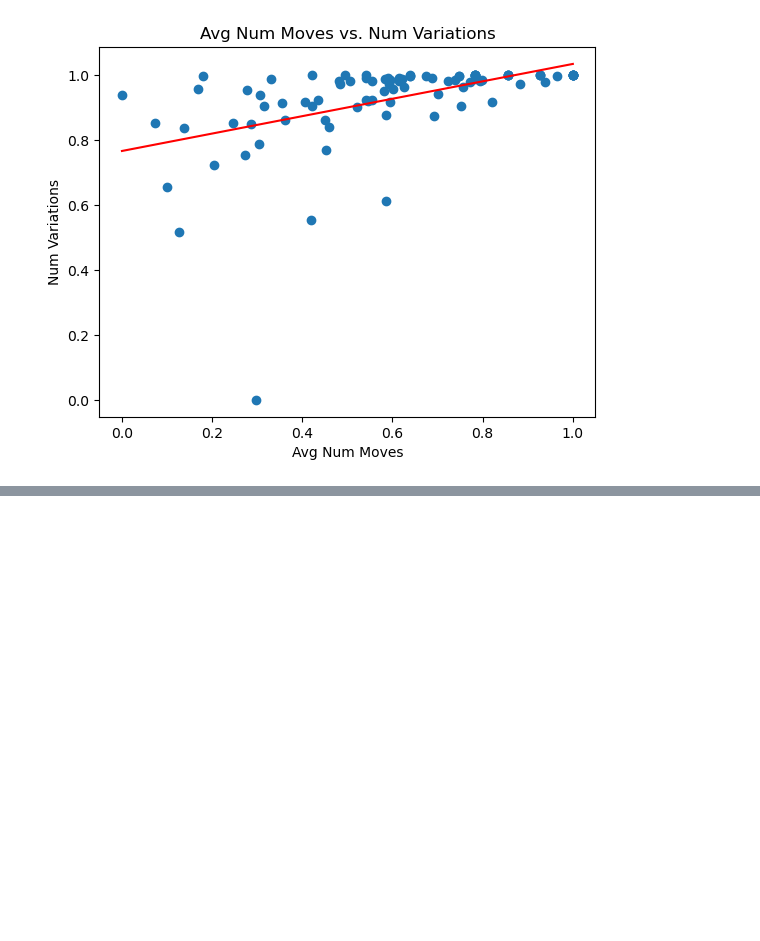
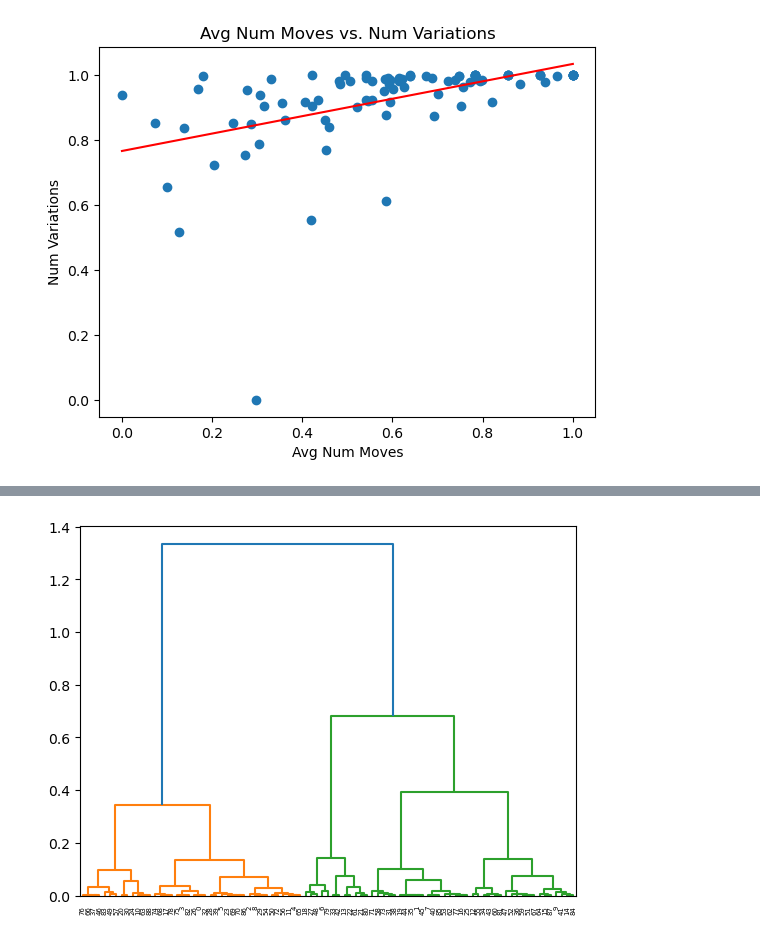
Before and after one commit to alexandredesbos/DAV-CA1, a Jupyter notebook: main.ipynb, the cells around one changed output, grey strips where cells are left out. Cells and saved outputs as stored; diff of their text form; code cells hidden in the pictures; blank space fills up the shorter version.

```diff
--- a/main.ipynb
+++ b/main.ipynb
@@ -584,0 +671,6 @@ print(data.sort_values(by='OverallAdvanced', ascending=False).head(5))
+# %%
+import scipy.cluster.hierarchy as sch
+
+dendogram = sch.dendrogram(sch.linkage(data[['Overall']], method='ward'))
+# %% [output]
+[figure, added]
```
Also changed, not shown: parts of 20 cells of this notebook, 4 other files.
